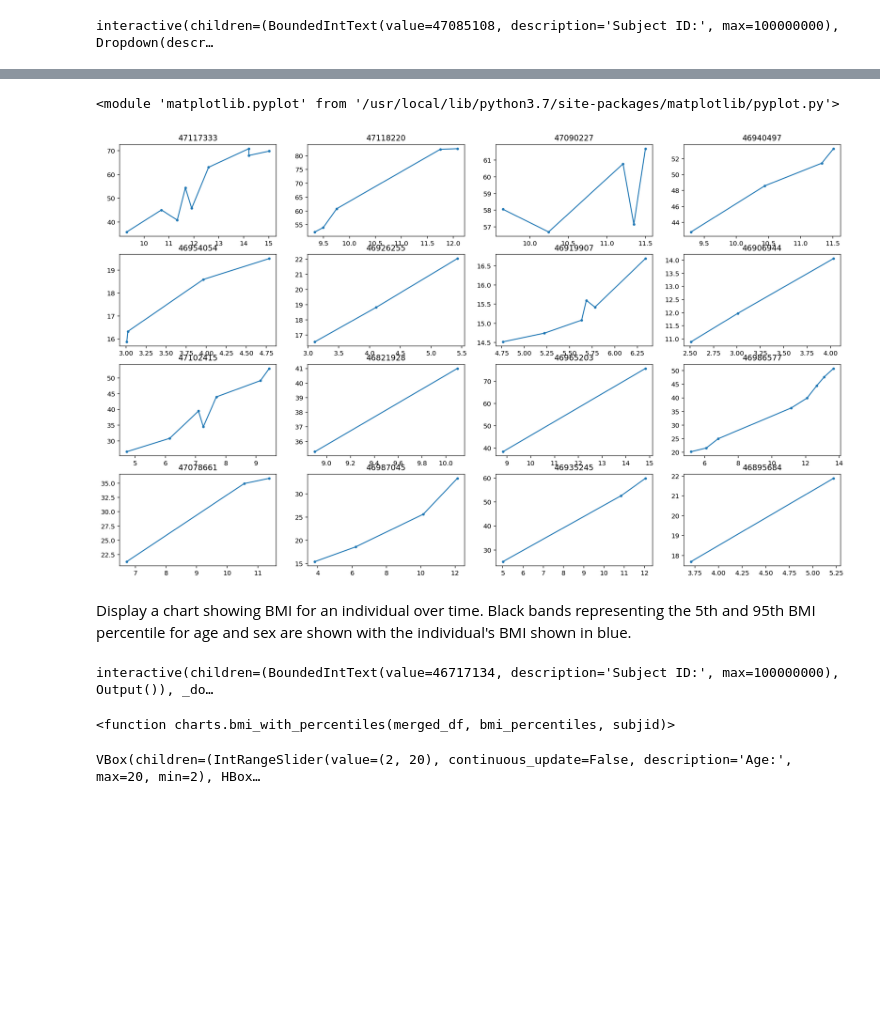
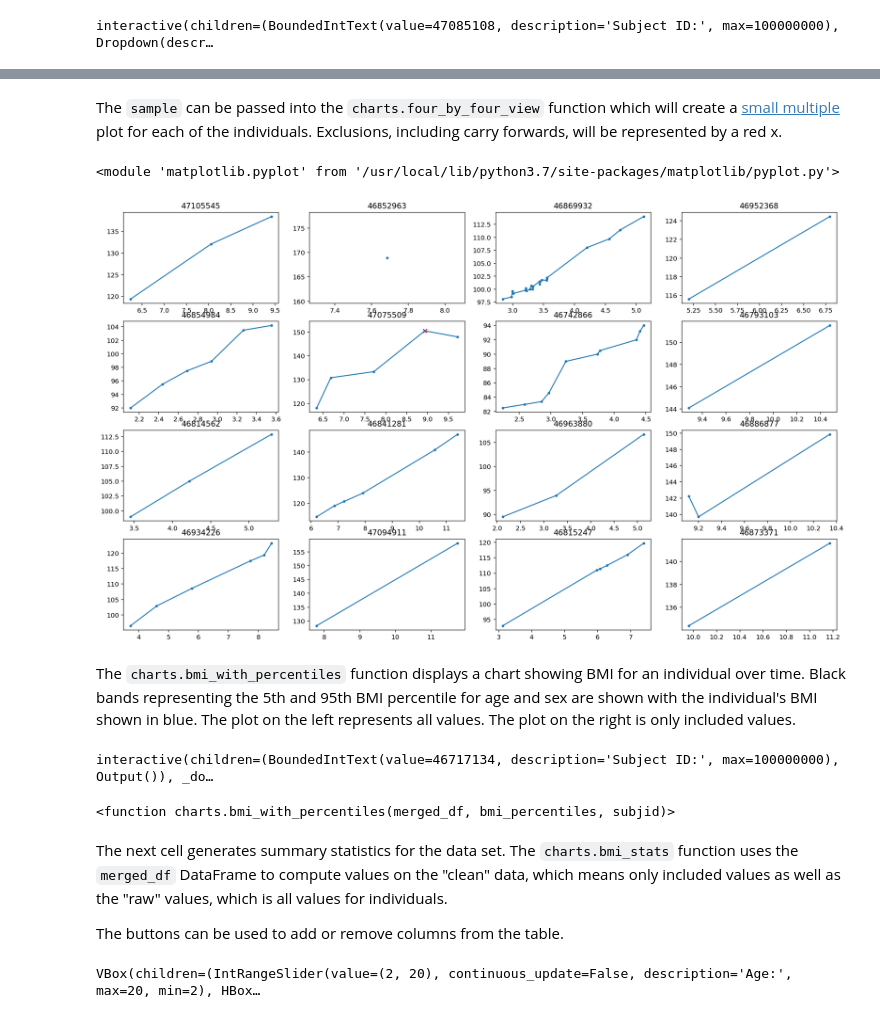
Before and after one commit to mitre/GrowthViz, a Jupyter notebook: Latest Demo Code.ipynb, the cells around one changed output, grey strips where cells are left out. Cells and saved outputs as stored; diff of their text form; code cells hidden in the pictures; blank space fills up the shorter version.

```diff
--- a/Latest Demo Code.ipynb
+++ b/Latest Demo Code.ipynb
@@ -147,10 +187,12 @@ array([47117333, 46954054, 47102415, 47078661, 47118220, 46926255,
+# %% [markdown]
+The `sample` can be passed into the `charts.four_by_four_view` function which will create a [small multiple](https://en.wikipedia.org/wiki/Small_multiple) plot for each of the individuals. Exclusions, including carry forwards, will be represented by a red x.
 # %%
-charts.four_by_four_view(cleaned_obs, sample, 'WEIGHTKG')
+charts.four_by_four_view(cleaned_obs, sample, 'HEIGHTCM')
 # %% [output]
 <module 'matplotlib.pyplot' from '/usr/local/lib/python3.7/site-packages/matplotlib/pyplot.py'>
-[figure, old version]
+[figure, new version]
 # %% [markdown]
-Display a chart showing BMI for an individual over time. Black bands representing the 5th and 95th BMI percentile for age and sex are shown with the individual's BMI shown in blue.
+The `charts.bmi_with_percentiles` function displays a chart showing BMI for an individual over time. Black bands representing the 5th and 95th BMI percentile for age and sex are shown with the individual's BMI shown in blue. The plot on the left represents all values. The plot on the right is only included values.
 # %%
 interact(charts.bmi_with_percentiles, merged_df = fixed(merged_df),
                                       bmi_percentiles = fixed(bmi_percentiles),
@@ -163,6 +205,10 @@ interact(charts.bmi_with_percentiles, merged_df = fixed(merged_df),
 # %% [output]
 interactive(children=(BoundedIntText(value=46717134, description='Subject ID:', max=100000000), Output()), _do…
 <function charts.bmi_with_percentiles(merged_df, bmi_percentiles, subjid)>
+# %% [markdown]
+The next cell generates summary statistics for the data set. The `charts.bmi_stats` function uses the `merged_df` DataFrame to compute values on the "clean" data, which means only included values as well as the "raw" values, which is all values for individuals.
+
+The buttons can be used to add or remove columns from the table.
 # %%
 min_toggle = widgets.ToggleButton(value=True, description='Minimum BMI')
 mean_toggle = widgets.ToggleButton(value=True, description='Mean BMI')
```
Also changed, not shown: parts of 24 cells of this notebook, 1 other file.
